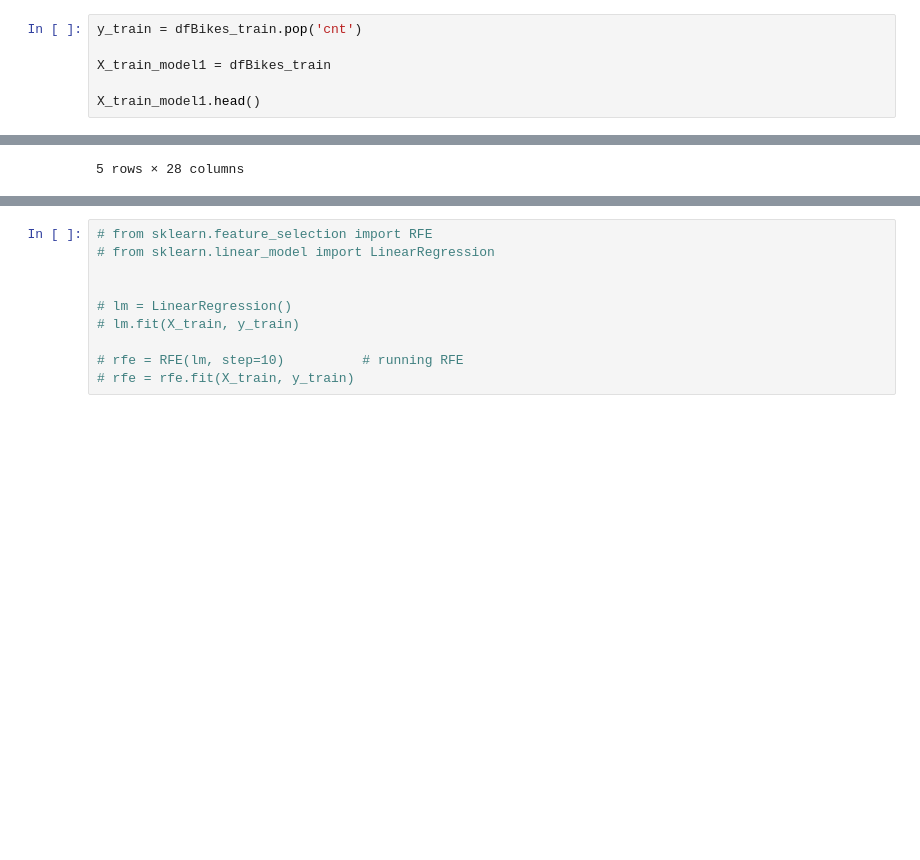
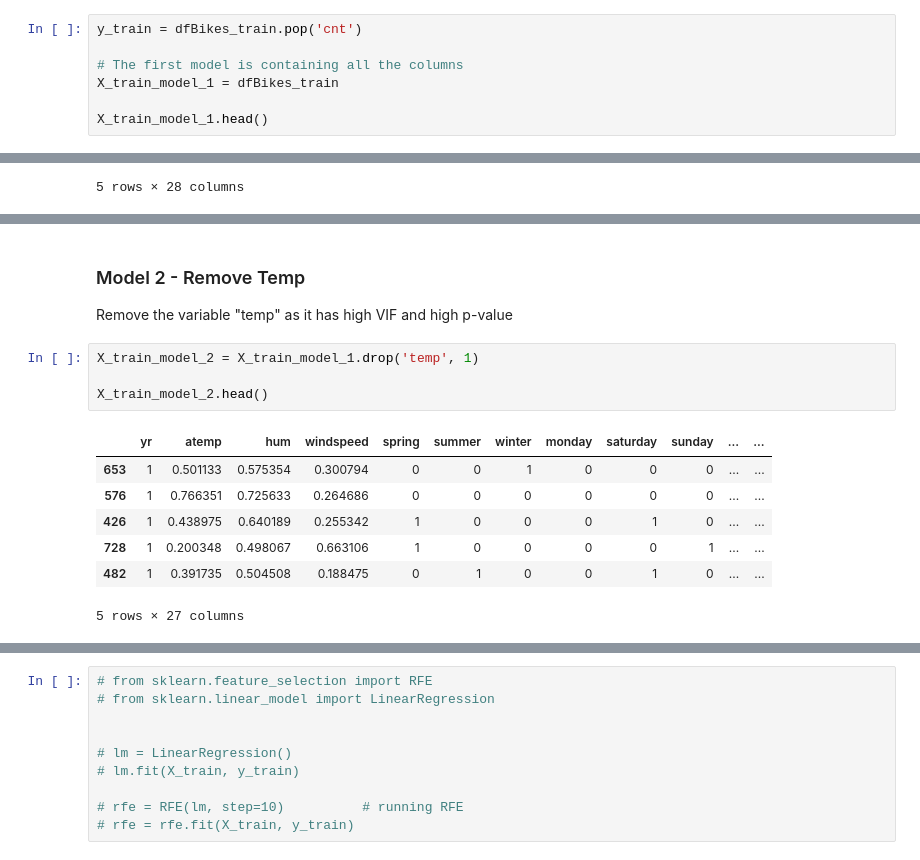
Before and after one commit to ncjanardhan-outlook/ncjpersonal, a Jupyter notebook: Linear Regression Assignment/Linear Regression Assignment - Boom Bikes.ipynb, the cells around one changed output, grey strips where cells are left out. Saved outputs shown, nothing was run; the diff lists cells and outputs as text; blank space fills up the shorter version.

```diff
--- a/Linear Regression Assignment/Linear Regression Assignment - Boom Bikes.ipynb
+++ b/Linear Regression Assignment/Linear Regression Assignment - Boom Bikes.ipynb
@@ -201,9 +207,10 @@ def Calculate_VIF(X):
 # %%
 y_train = dfBikes_train.pop('cnt')
 
-X_train_model1 = dfBikes_train
+# The first model is containing all the columns
+X_train_model_1 = dfBikes_train
 
-X_train_model1.head()
+X_train_model_1.head()
 # %% [output]
 |  | yr | temp | atemp | hum | windspeed | spring | summer | winter | monday | saturday | ... | ... |
 | 653 | 1 | 0.509887 | 0.501133 | 0.575354 | 0.300794 | 0 | 0 | 1 | 0 | 0 | ... | ... |
@@ -236,3 +261,19 @@ Calculate_VIF(X_train)
 11      thursday    2.07
 12       tuesday    2.04
 16  weathersit_3    1.32
+# %% [markdown]
+### Model 2 - Remove Temp
+
+Remove the variable "temp" as it has high VIF and high p-value
+# %%
+X_train_model_2 = X_train_model_1.drop('temp', 1)
+
+X_train_model_2.head()
+# %% [output]
+|  | yr | atemp | hum | windspeed | spring | summer | winter | monday | saturday | sunday | ... | ... |
+| 653 | 1 | 0.501133 | 0.575354 | 0.300794 | 0 | 0 | 1 | 0 | 0 | 0 | ... | ... |
+| 576 | 1 | 0.766351 | 0.725633 | 0.264686 | 0 | 0 | 0 | 0 | 0 | 0 | ... | ... |
+| 426 | 1 | 0.438975 | 0.640189 | 0.255342 | 1 | 0 | 0 | 0 | 1 | 0 | ... | ... |
+| 728 | 1 | 0.200348 | 0.498067 | 0.663106 | 1 | 0 | 0 | 0 | 0 | 1 | ... | ... |
+| 482 | 1 | 0.391735 | 0.504508 | 0.188475 | 0 | 1 | 0 | 0 | 1 | 0 | ... | ... |
+5 rows × 27 columns
```
Also changed, not shown: parts of 9 cells of this notebook.
